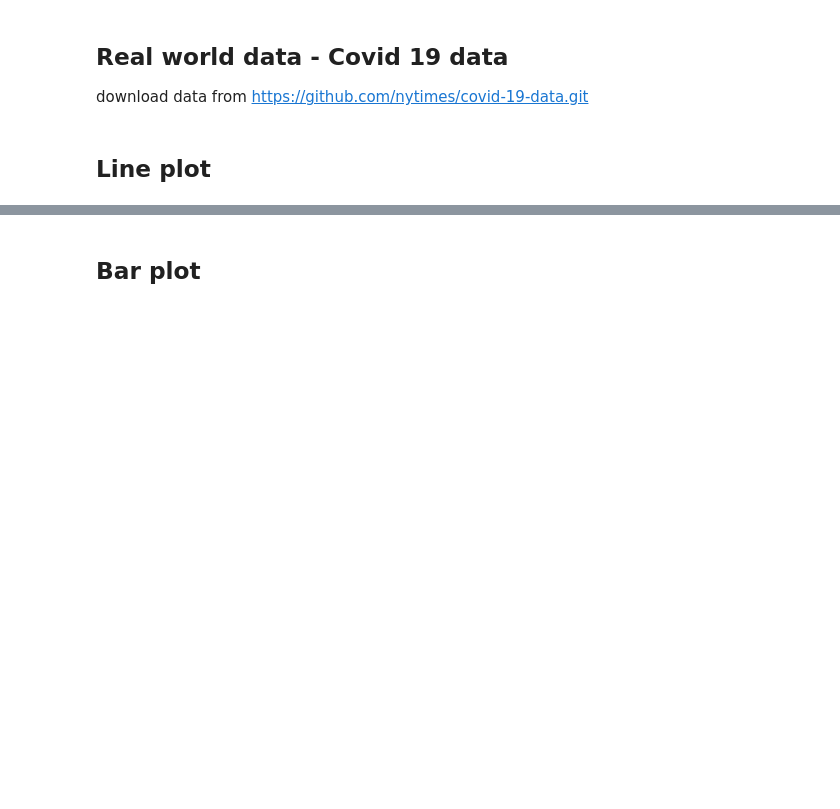
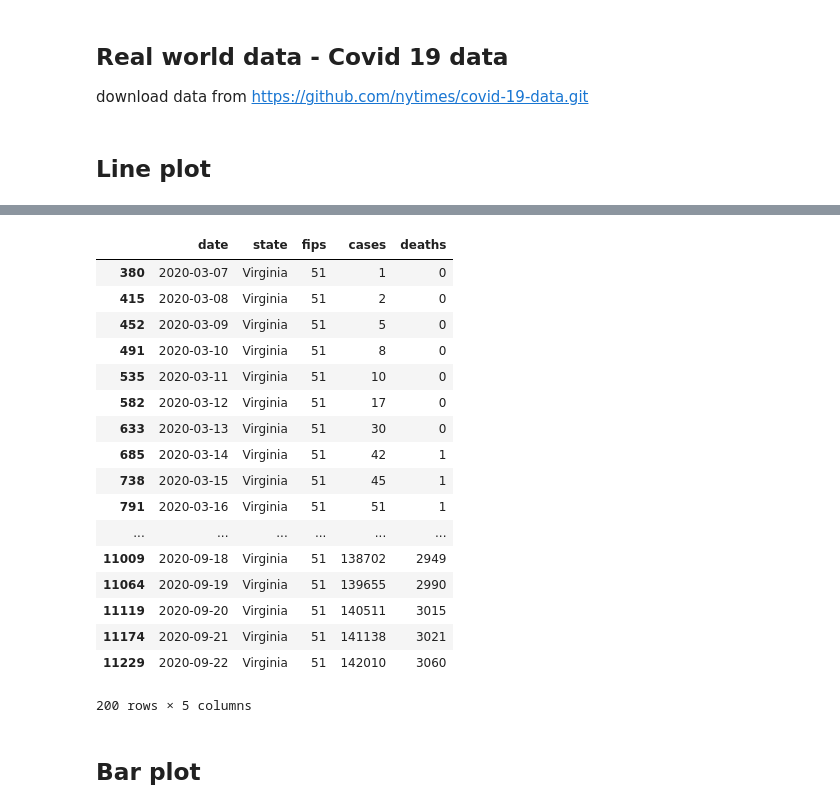
Before and after one commit to yingli9718/COVID19, a Jupyter notebook: covid19.ipynb, the cells around one changed output, grey strips where cells are left out. Drawn from its saved outputs; the diff is of its cells as text; code cells hidden in the pictures; blank space fills up the shorter version.

```diff
--- a/covid19.ipynb
+++ b/covid19.ipynb
@@ -41,3 +46,24 @@ plt.show()
+# %%
+VA_case
+# %% [output]
+|  | date | state | fips | cases | deaths |
+| 380 | 2020-03-07 | Virginia | 51 | 1 | 0 |
+| 415 | 2020-03-08 | Virginia | 51 | 2 | 0 |
+| 452 | 2020-03-09 | Virginia | 51 | 5 | 0 |
+| 491 | 2020-03-10 | Virginia | 51 | 8 | 0 |
+| 535 | 2020-03-11 | Virginia | 51 | 10 | 0 |
+| 582 | 2020-03-12 | Virginia | 51 | 17 | 0 |
+| 633 | 2020-03-13 | Virginia | 51 | 30 | 0 |
+| 685 | 2020-03-14 | Virginia | 51 | 42 | 1 |
+| 738 | 2020-03-15 | Virginia | 51 | 45 | 1 |
+| 791 | 2020-03-16 | Virginia | 51 | 51 | 1 |
+| ... | ... | ... | ... | ... | ... |
+| 11009 | 2020-09-18 | Virginia | 51 | 138702 | 2949 |
+| 11064 | 2020-09-19 | Virginia | 51 | 139655 | 2990 |
+| 11119 | 2020-09-20 | Virginia | 51 | 140511 | 3015 |
+| 11174 | 2020-09-21 | Virginia | 51 | 141138 | 3021 |
+| 11229 | 2020-09-22 | Virginia | 51 | 142010 | 3060 |
+200 rows × 5 columns
 # %% [markdown]
 ## Bar plot
 # %%
```
Also changed, not shown: parts of 3 cells of this notebook, 1 other file.
